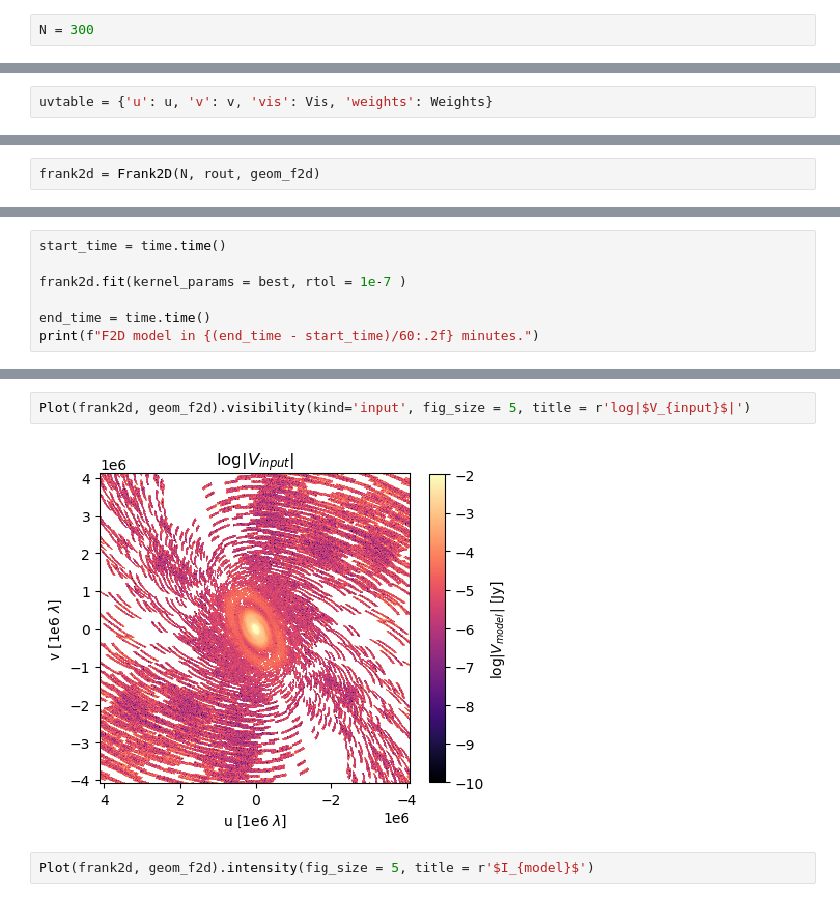
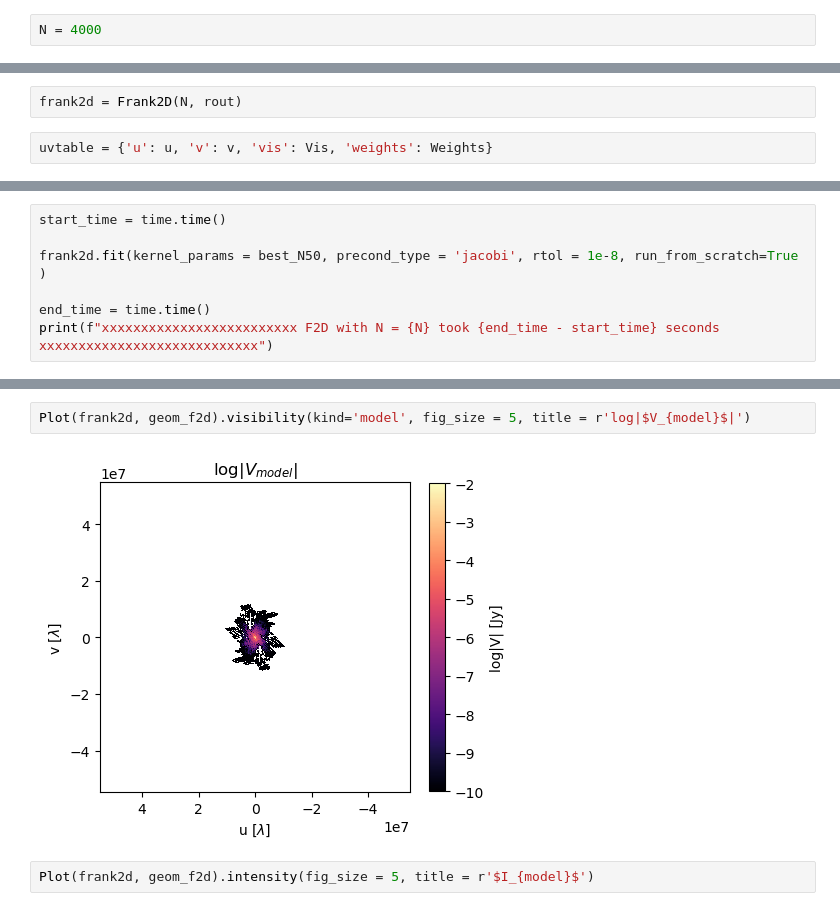
Before and after one commit to mariajmellado/frank2d, a Jupyter notebook: Results/Elias27_CLEAN_F1D_F2D_FourierSpace.ipynb, the cells around one changed output, grey strips where cells are left out. Drawn from its saved outputs; the diff is of its cells as text.

```diff
--- a/Results/Elias27_CLEAN_F1D_F2D_FourierSpace.ipynb
+++ b/Results/Elias27_CLEAN_F1D_F2D_FourierSpace.ipynb
@@ -94,8 +106,10 @@ dra = data['dra']
 ddec = data['ddec']
 rout = data['rout']
 # %%
-N = 300
+N = 4000
 # %%
 geom_f2d = Geometry(inc, pa, dra, ddec)
+# %%
+frank2d = Frank2D(N, rout)
 # %%
 uvtable = {'u': u, 'v': v, 'vis': Vis, 'weights': Weights}
@@ -104,5 +120,3 @@ uvtable = {'u': u, 'v': v, 'vis': Vis, 'weights': Weights}
-# %%
-frank2d = Frank2D(N, rout, geom_f2d)
 # %%
 frank2d.process_vis(uvtable)
 # %% [output]
@@ -113,8 +127,8 @@ best = {'m': -3.2974308124121103, 'c': 316116053366190.75, 'l': 44039.7062490081
 # %%
 start_time = time.time()
 
-frank2d.fit(kernel_params = best, rtol = 1e-7 )
+frank2d.fit(kernel_params = best_N50, precond_type = 'jacobi', rtol = 1e-8, run_from_scratch=True )
 
 end_time = time.time()
-print(f"F2D model in {(end_time - start_time)/60:.2f} minutes.")
+print(f"xxxxxxxxxxxxxxxxxxxxxxxxx F2D with N = {N} took {end_time - start_time} seconds xxxxxxxxxxxxxxxxxxxxxxxxxxxx")
 # %% [output]
@@ -146,7 +152,7 @@ F2D model in 2.88 minutes.
 # %%
-Plot(frank2d, geom_f2d).visibility(kind='input', fig_size = 5, title = r'log|$V_{input}$|')
+Plot(frank2d, geom_f2d).visibility(kind='model', fig_size = 5, title = r'log|$V_{model}$|')
 # %% [output]
-[figure, old version]
+[figure, new version]
 # %%
 Plot(frank2d, geom_f2d).intensity(fig_size = 5, title = r'$I_{model}$')
 # %% [output]
```
Also changed, not shown: parts of 115 cells of this notebook, 31 other files.
